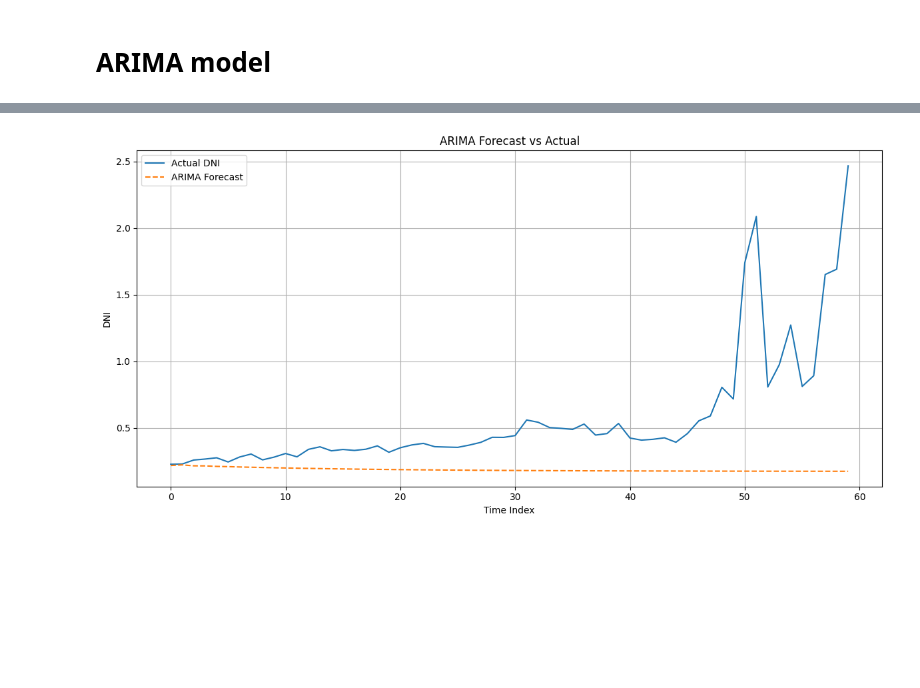
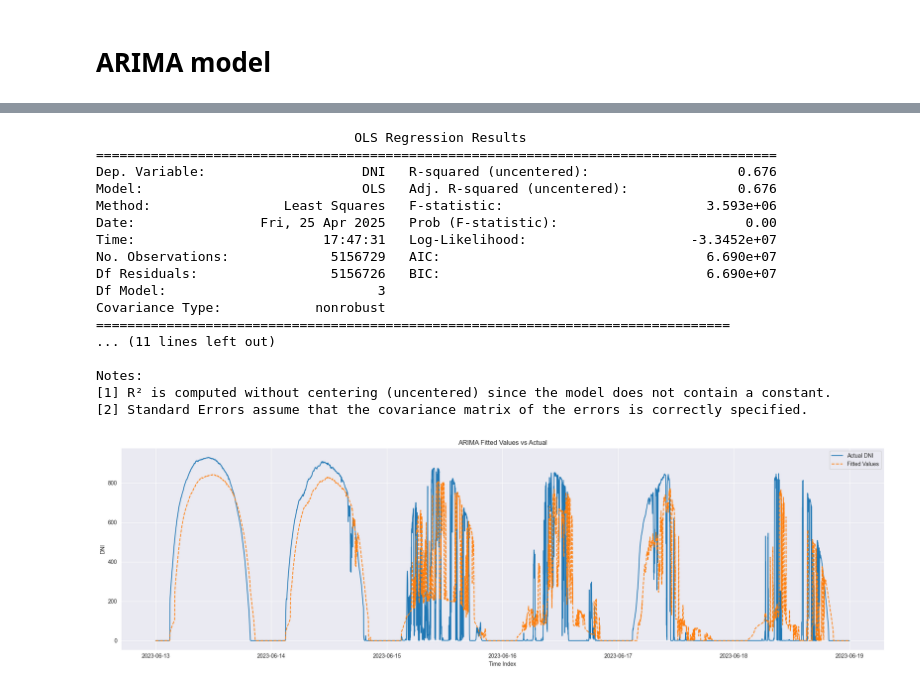
Before and after one commit to LucasDJensen/Solar-Irradiance-Nowcasting, a Jupyter notebook: ARIMA_Model.ipynb, the cells around one changed output, grey strips where cells are left out. Cells and saved outputs as stored; diff of their text form; code cells hidden in the pictures; blank space fills up the shorter version.

Commit message:
Added ARIMA

```diff
--- a/ARIMA_Model.ipynb
+++ b/ARIMA_Model.ipynb
@@ -9,8 +9,13 @@ from _config import PKL_PROCESSED_STEP1_DTU_SOLAR_STATION
 # %% [markdown]
 # Load (Preprocessed Step 1) DTU Solar Station data
 # %%
-df = pd.read_pickle(PKL_PROCESSED_STEP1_DTU_SOLAR_STATION)
+df = pd.read_pickle(PKL_PROCESSED_STEP2_DTU_SOLAR_STATION)
 df = df[sorted(df.columns)]
+full_range = pd.date_range(start=df.index.min(), end=df.index.max(), freq="1min")
+df = df.reindex(full_range)
+df.sort_index(inplace=True)
+# make all nan values zero
+df.fillna(0, inplace=True)
 df_raw = df.copy()
 
 print(df.shape)
@@ -148,0 +55,8 @@ array([0.21769182, 0.22238639, 0.21534824, 0.21480776, 0.21109503,
+# %%
+df = df_raw.copy() # Take 1 month
+df.loc[:, 'DNI_lag60'] = df['DNI'].shift(60)
+df.loc[:, 'DNI_lag1440'] = df['DNI'].shift(1440)
+df.loc[:, 'DNI_lag1440x2'] = df['DNI'].shift(1440*2)
+df = df.dropna()
+
+df
@@ -149,16 +94,47 @@ array([0.21769182, 0.22238639, 0.21534824, 0.21480776, 0.21109503,
+# %%
+import pandas as pd
+import statsmodels.api as sm
+# add lag 60 minutes and 1440 minutes
+
+
+model = sm.OLS(df['DNI'], df[['DNI_lag60', 'DNI_lag1440', 'DNI_lag1440x2']])
+res_ols = model.fit()
+
+print(res_ols.summary())
+# res_ols.params['y_lag60'] is your φ60
+# %% [output]
+                                 OLS Regression Results
+=======================================================================================
+Dep. Variable:                    DNI   R-squared (uncentered):                   0.676
+Model:                            OLS   Adj. R-squared (uncentered):              0.676
+Method:                 Least Squares   F-statistic:                          3.593e+06
+Date:                Fri, 25 Apr 2025   Prob (F-statistic):                        0.00
+Time:                        17:47:31   Log-Likelihood:                     -3.3452e+07
+No. Observations:             5156729   AIC:                                  6.690e+07
+Df Residuals:                 5156726   BIC:                                  6.690e+07
+Df Model:                           3
+Covariance Type:            nonrobust
+=================================================================================
+... (11 lines left out)
+
+Notes:
+[1] R² is computed without centering (uncentered) since the model does not contain a constant.
+[2] Standard Errors assume that the covariance matrix of the errors is correctly specified.
 # %%
-
-# plot forecast vs actual
+start = '2023-06-13'
+end = '2023-06-18'
+fitted_values = res_ols.fittedvalues
+# Plot fitted values
 import matplotlib.pyplot as plt
-plt.figure(figsize=(12, 6))
-plt.plot(y[100:160], label='Actual DNI')
-plt.plot(forecast, label='ARIMA Forecast', linestyle='--')
-plt.title('ARIMA Forecast vs Actual')
+plt.figure(figsize=(20, 6))
+plt.plot(df.loc[start:end].index, df.loc[start:end]['DNI'], label='Actual DNI')
+plt.plot(df.loc[start:end].index, fitted_values.loc[start:end], label='Fitted Values', linestyle='--')
+plt.title('ARIMA Fitted Values vs Actual')
 plt.xlabel('Time Index')
 plt.ylabel('DNI')
 plt.legend()
 plt.grid(True)
 plt.tight_layout()
 plt.show()
 # %% [output]
-[figure, old version]
+[figure, new version]
```
Also changed, not shown: parts of 20 cells of this notebook.
